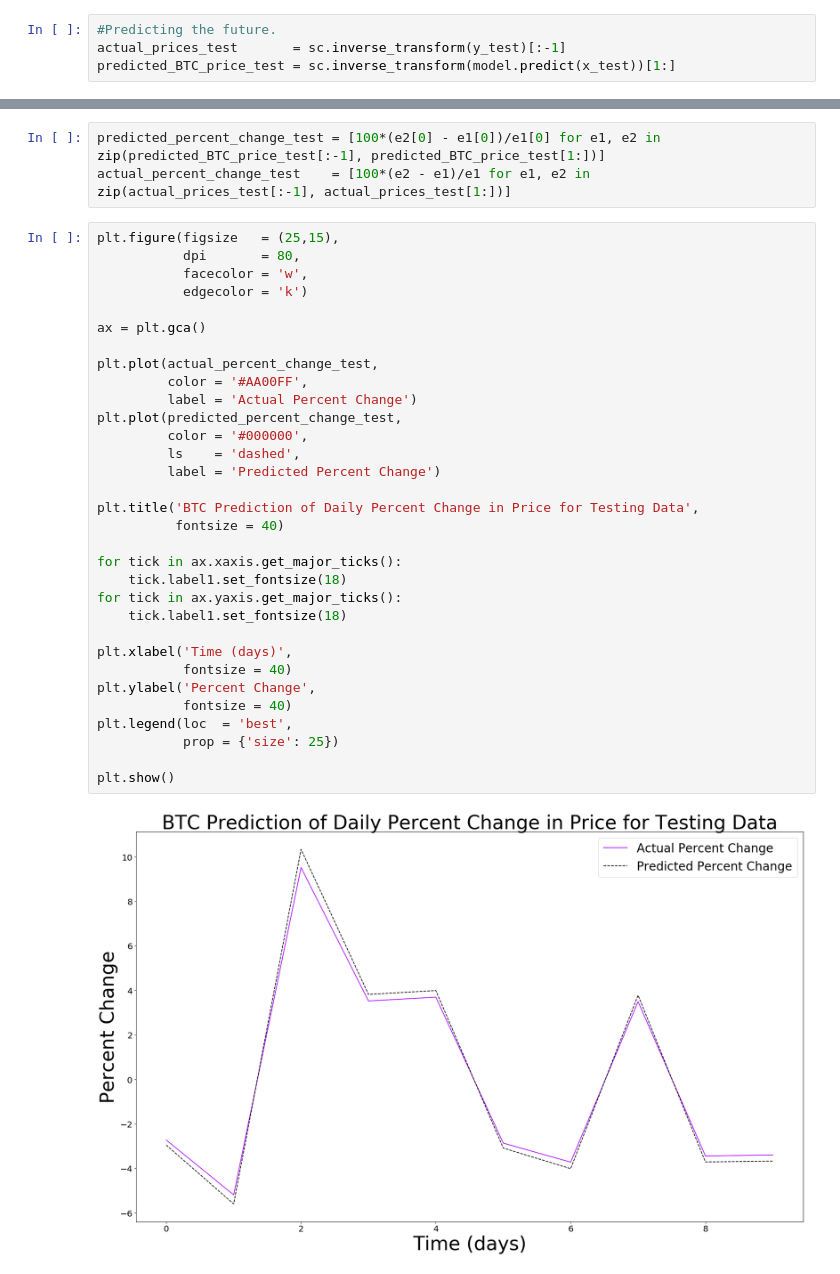
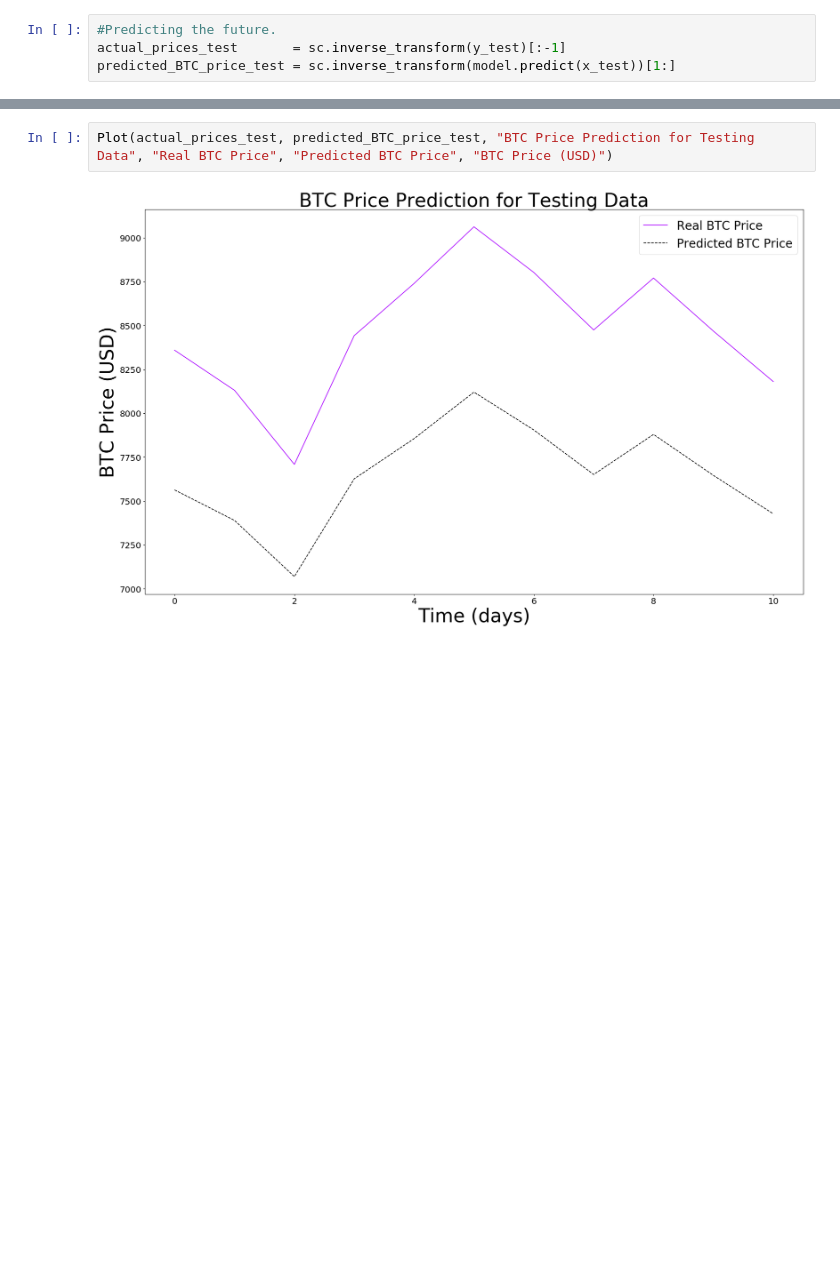
Before and after one commit to CSCI4850/S18-team2-project, a Jupyter notebook: model/RNN_Proof_of_Concept.ipynb, the cells around one changed output, grey strips where cells are left out. Cells and saved outputs as stored; diff of their text form; blank space fills up the shorter version.

```diff
--- a/model/RNN_Proof_of_Concept.ipynb
+++ b/model/RNN_Proof_of_Concept.ipynb
@@ -217,37 +155,4 @@ plt.show()
-# %%
-predicted_percent_change_test = [100*(e2[0] - e1[0])/e1[0] for e1, e2 in zip(predicted_BTC_price_test[:-1], predicted_BTC_price_test[1:])]
-actual_percent_change_test    = [100*(e2 - e1)/e1 for e1, e2 in zip(actual_prices_test[:-1], actual_prices_test[1:])]
-# %%
-plt.figure(figsize   = (25,15),
-           dpi       = 80,
-           facecolor = 'w',
-           edgecolor = 'k')
-
-ax = plt.gca()
-
-plt.plot(actual_percent_change_test,
-         color = '#AA00FF',
-         label = 'Actual Percent Change')
-plt.plot(predicted_percent_change_test,
-         color = '#000000',
-         ls    = 'dashed',
-         label = 'Predicted Percent Change')
-
-plt.title('BTC Prediction of Daily Percent Change in Price for Testing Data',
-          fontsize = 40)
-
-for tick in ax.xaxis.get_major_ticks():
-    tick.label1.set_fontsize(18)
-for tick in ax.yaxis.get_major_ticks():
-    tick.label1.set_fontsize(18)
-
-plt.xlabel('Time (days)',
-           fontsize = 40)
-plt.ylabel('Percent Change',
-           fontsize = 40)
-plt.legend(loc  = 'best',
-           prop = {'size': 25})
-
-plt.show()
-# %% [output]
-[figure, removed]
+# %%
+Plot(actual_prices_test, predicted_BTC_price_test, "BTC Price Prediction for Testing Data", "Real BTC Price", "Predicted BTC Price", "BTC Price (USD)")
+# %% [output]
+[figure, added]
```
Also changed, not shown: parts of 15 cells of this notebook.
